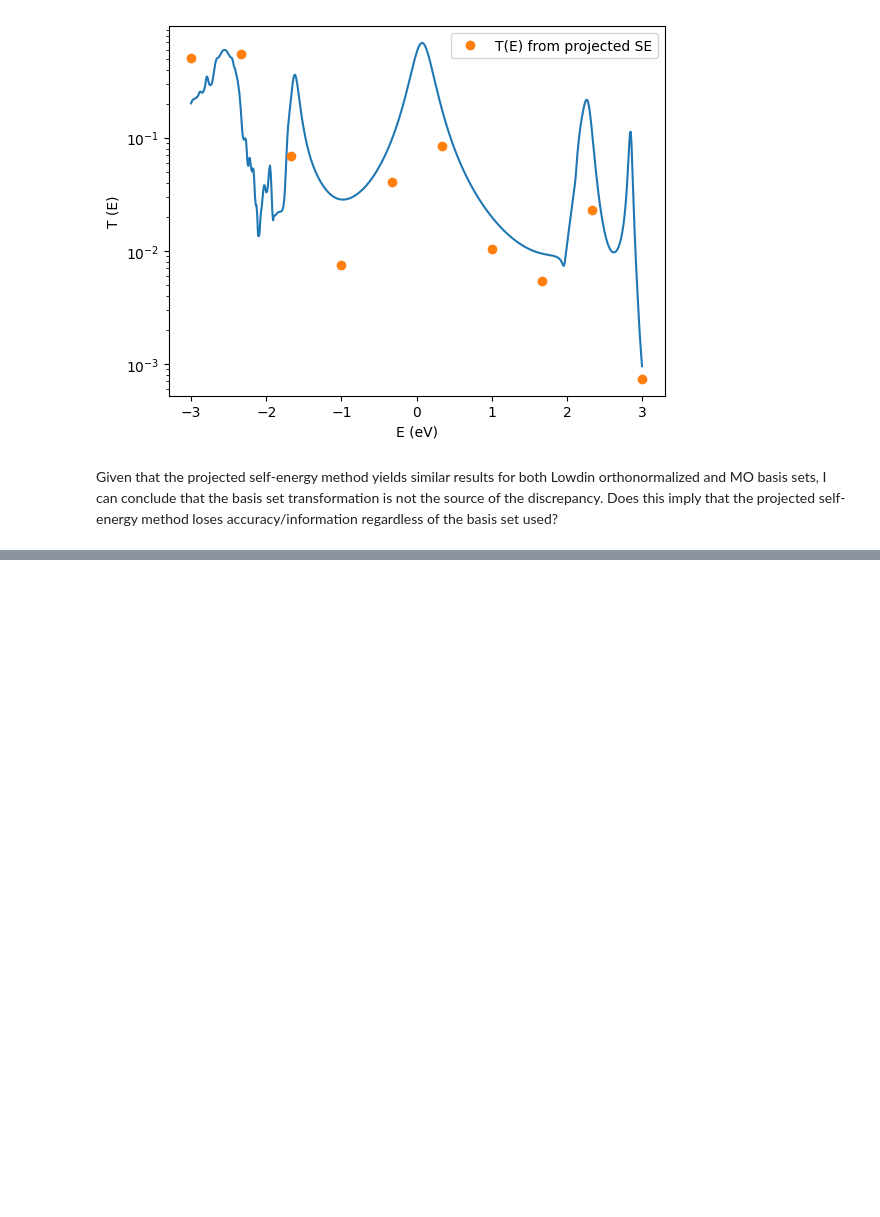
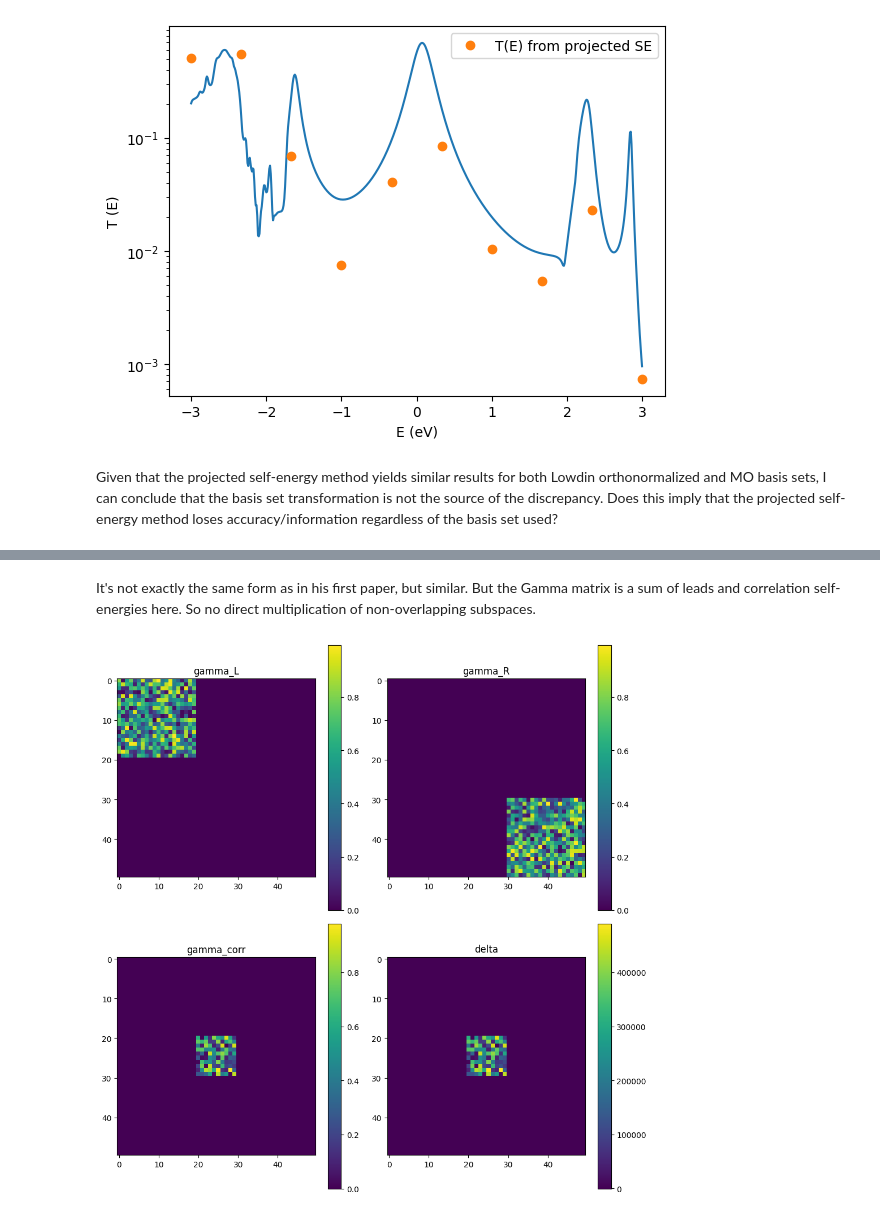
Before and after one commit to aj0337/qtpyt-tests, a Jupyter notebook: vertex_correction/pentadienyl/vertex_corrections.ipynb, the cells around one changed output, grey strips where cells are left out. Saved outputs shown, nothing was run; the diff lists cells and outputs as text; code cells hidden in the pictures; blank space fills up the shorter version.

```diff
--- a/vertex_correction/pentadienyl/vertex_corrections.ipynb
+++ b/vertex_correction/pentadienyl/vertex_corrections.ipynb
@@ -838,0 +857,53 @@ Given that the projected self-energy method yields similar results for both Lowd
+# %% [markdown]
+It's not exactly the same form as in his first paper, but similar. But the Gamma matrix is a sum of leads and correlation self-energies here. So no direct multiplication of non-overlapping subspaces.
+# %%
+import numpy as np
+import matplotlib.pyplot as plt
+
+# Matrix size
+N = 50
+delta_reg = 1e-6    # small regularization parameter
+
+# Initialize all matrices as zeros
+gamma_L = np.zeros((N, N))
+gamma_R = np.zeros((N, N))
+gamma_corr = np.zeros((N, N))
+
+# Fill the specified blocks
+gamma_L[:20, :20] = np.random.rand(20, 20)          # top-left block
+gamma_R[-20:, -20:] = np.random.rand(20, 20)        # bottom-right block
+gamma_corr[20:30, 20:30] = np.random.rand(10, 10)   # central block
+
+# Compute delta with diagonal regularization
+A = gamma_L + gamma_R
+A_reg = A + 2 * delta_reg * np.eye(N)    # regularized matrix
+
+delta = np.linalg.inv(A_reg) @ (A + gamma_corr)
+
+# Visualize
+plt.figure(figsize=(10, 10))
+
+plt.subplot(2, 2, 1)
+plt.imshow(gamma_L)
+plt.title("gamma_L")
+plt.colorbar()
+
+plt.subplot(2, 2, 2)
+plt.imshow(gamma_R)
+plt.title("gamma_R")
+plt.colorbar()
+
+plt.subplot(2, 2, 3)
+plt.imshow(gamma_corr)
+plt.title("gamma_corr")
+plt.colorbar()
+
+plt.subplot(2, 2, 4)
+plt.imshow(delta)
+plt.title("delta")
+plt.colorbar()
+
+plt.tight_layout()
+plt.show()
+# %% [output]
+[figure, added]
```
Also changed, not shown: parts of 5 cells of this notebook, 3 other files.
